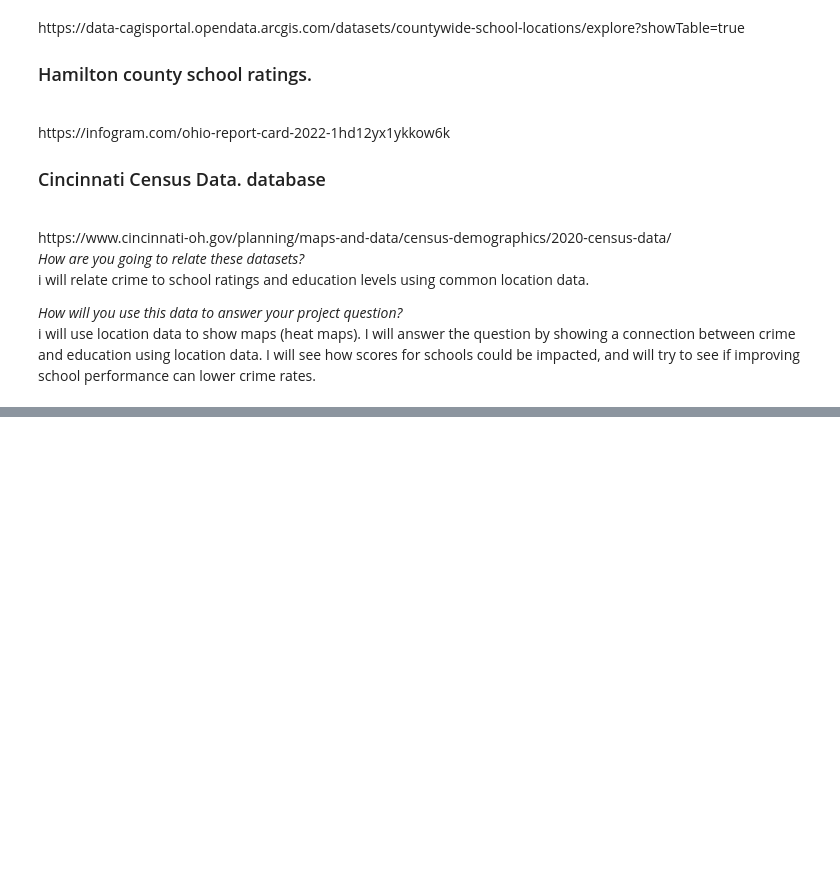
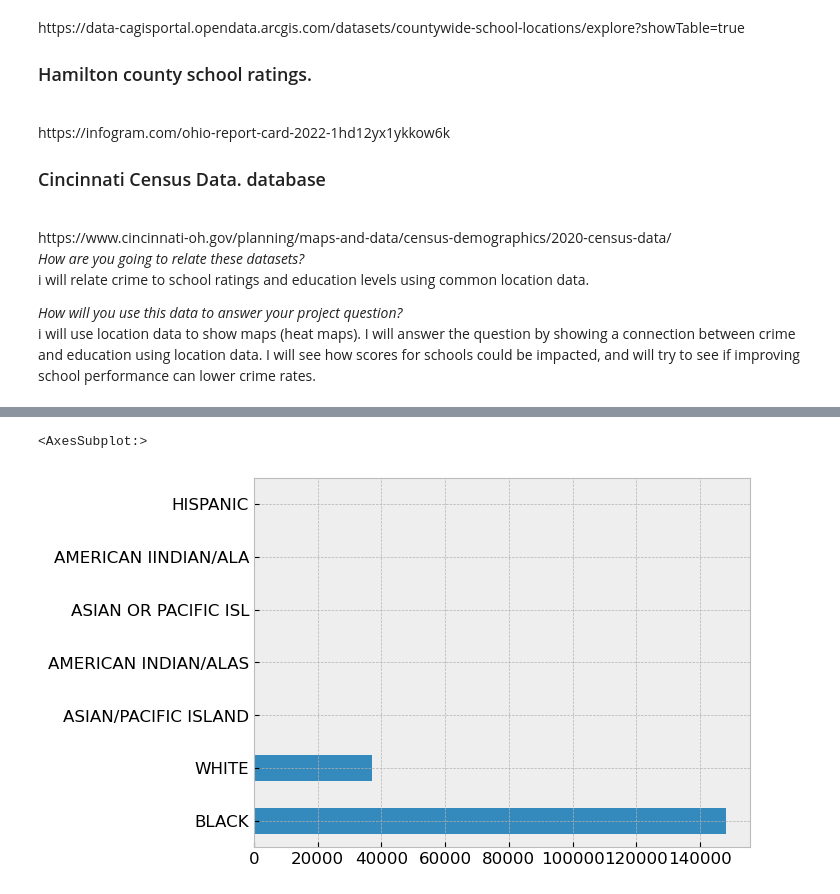
Before and after one commit to IT4063C-Fall22/final-project-ottenjg, a Jupyter notebook: source.ipynb, the cells around one changed output, grey strips where cells are left out. Saved outputs shown, nothing was run; the diff lists cells and outputs as text; code cells hidden in the pictures; blank space fills up the shorter version.

```diff
--- a/source.ipynb
+++ b/source.ipynb
@@ -53,0 +148,5 @@ i will use location data to show maps (heat maps). I will answer the question by
+# %%
+crime_data['SUSPECT_RACE'].value_counts()[:10].plot(kind='barh')
+# %% [output]
+<AxesSubplot:>
+[figure, added]
```
Also changed, not shown: parts of 21 cells of this notebook.
